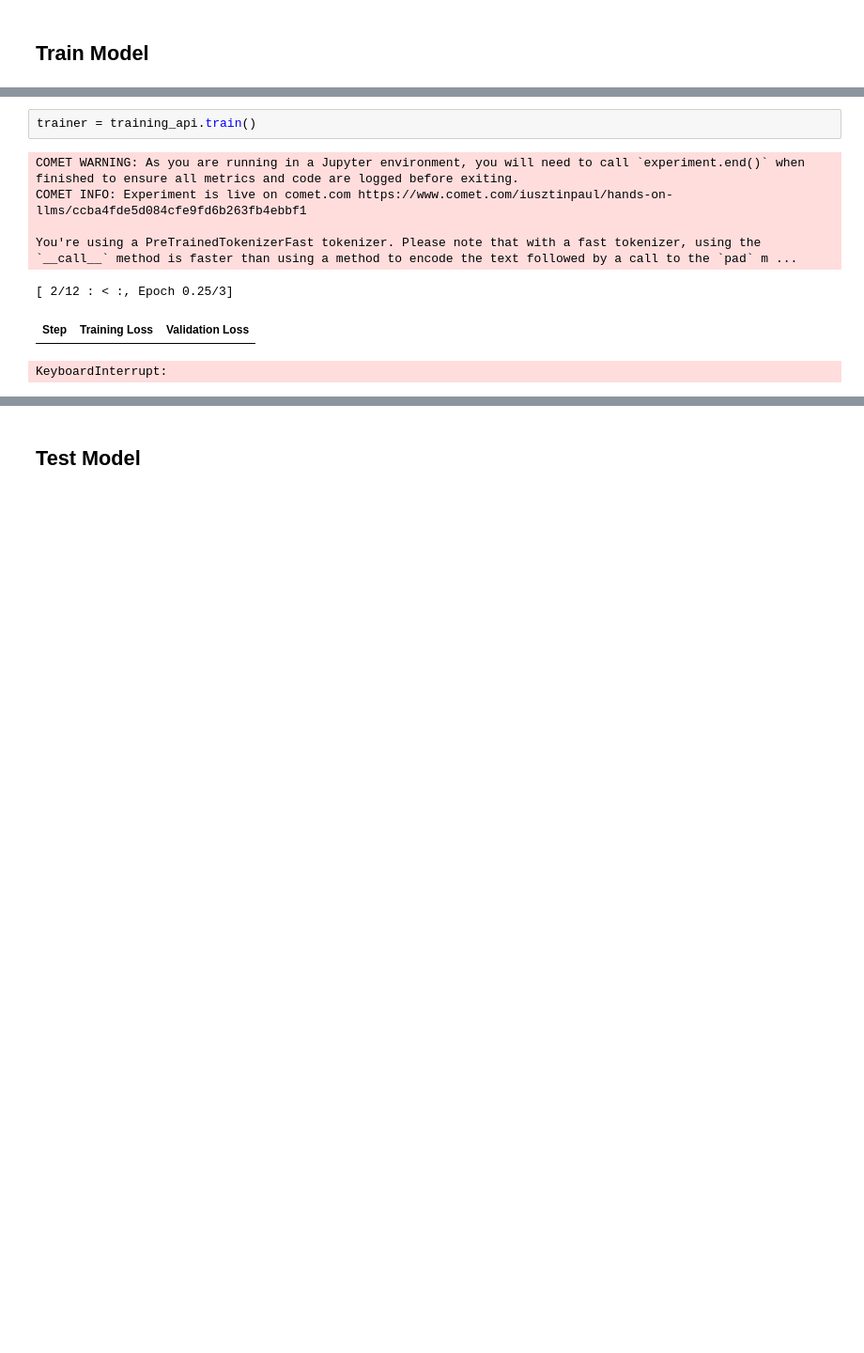
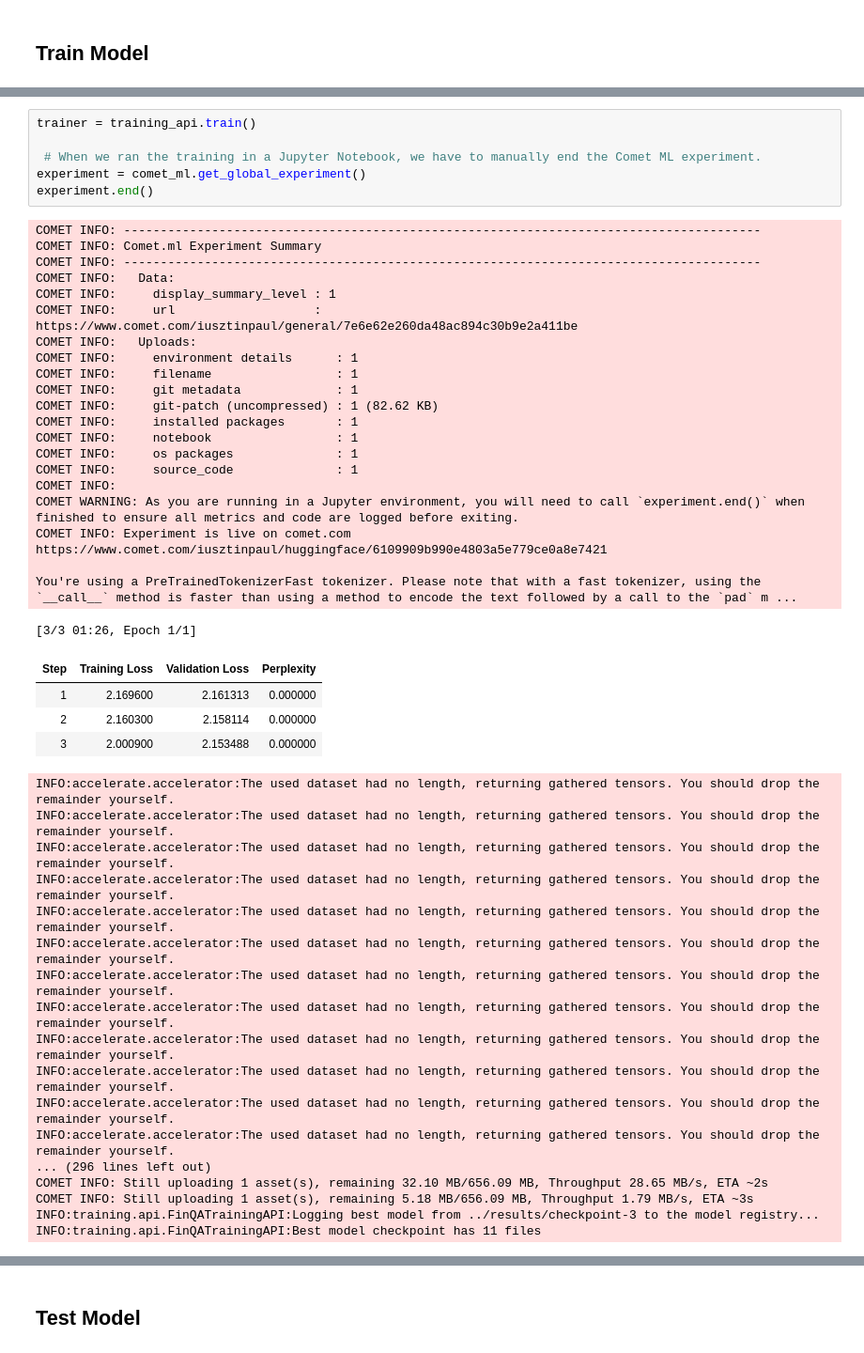
Before and after one commit to iusztinpaul/hands-on-llms, a Jupyter notebook: notebooks/train_on_finqa.ipynb, the cells around one changed output, grey strips where cells are left out. Shown: that part at 94% size. Cells and saved outputs as stored; diff of their text form; blank space fills up the shorter version.

```diff
--- a/notebooks/train_on_finqa.ipynb
+++ b/notebooks/train_on_finqa.ipynb
@@ -25,13 +32,52 @@ INFO:training.api.FinQATrainingAPI:Loading model using self._model_id='tiiuae/fa
-# %%
-trainer = training_api.train()
-# %% [output]
-COMET WARNING: As you are running in a Jupyter environment, you will need to call `experiment.end()` when finished to ensure all metrics and code are logged before exiting.
-COMET INFO: Experiment is live on comet.com https://www.comet.com/iusztinpaul/hands-on-llms/ccba4fde5d084cfe9fd6b263fb4ebbf1
-
-You're using a PreTrainedTokenizerFast tokenizer. Please note that with a fast tokenizer, using the `__call__` method is faster than using a method to encode the text followed by a call to the `pad` m ...
-[ 2/12 : < :, Epoch 0.25/3]
-| Step | Training Loss | Validation Loss |
-KeyboardInterrupt:
+# %%
+trainer = training_api.train()
+
+ # When we ran the training in a Jupyter Notebook, we have to manually end the Comet ML experiment.
+experiment = comet_ml.get_global_experiment()
+experiment.end()
+# %% [output]
+COMET INFO: ---------------------------------------------------------------------------------------
+COMET INFO: Comet.ml Experiment Summary
+COMET INFO: ---------------------------------------------------------------------------------------
+COMET INFO:   Data:
+COMET INFO:     display_summary_level : 1
+COMET INFO:     url                   : https://www.comet.com/iusztinpaul/general/7e6e62e260da48ac894c30b9e2a411be
+COMET INFO:   Uploads:
+COMET INFO:     environment details      : 1
+COMET INFO:     filename                 : 1
+COMET INFO:     git metadata             : 1
+COMET INFO:     git-patch (uncompressed) : 1 (82.62 KB)
+COMET INFO:     installed packages       : 1
+COMET INFO:     notebook                 : 1
+COMET INFO:     os packages              : 1
+COMET INFO:     source_code              : 1
+COMET INFO:
+COMET WARNING: As you are running in a Jupyter environment, you will need to call `experiment.end()` when finished to ensure all metrics and code are logged before exiting.
+COMET INFO: Experiment is live on comet.com https://www.comet.com/iusztinpaul/huggingface/6109909b990e4803a5e779ce0a8e7421
+
+You're using a PreTrainedTokenizerFast tokenizer. Please note that with a fast tokenizer, using the `__call__` method is faster than using a method to encode the text followed by a call to the `pad` m ...
+[3/3 01:26, Epoch 1/1]
+| Step | Training Loss | Validation Loss | Perplexity |
+| 1 | 2.169600 | 2.161313 | 0.000000 |
+| 2 | 2.160300 | 2.158114 | 0.000000 |
+| 3 | 2.000900 | 2.153488 | 0.000000 |
+INFO:accelerate.accelerator:The used dataset had no length, returning gathered tensors. You should drop the remainder yourself.
+INFO:accelerate.accelerator:The used dataset had no length, returning gathered tensors. You should drop the remainder yourself.
+INFO:accelerate.accelerator:The used dataset had no length, returning gathered tensors. You should drop the remainder yourself.
+INFO:accelerate.accelerator:The used dataset had no length, returning gathered tensors. You should drop the remainder yourself.
+INFO:accelerate.accelerator:The used dataset had no length, returning gathered tensors. You should drop the remainder yourself.
+INFO:accelerate.accelerator:The used dataset had no length, returning gathered tensors. You should drop the remainder yourself.
+INFO:accelerate.accelerator:The used dataset had no length, returning gathered tensors. You should drop the remainder yourself.
+INFO:accelerate.accelerator:The used dataset had no length, returning gathered tensors. You should drop the remainder yourself.
+INFO:accelerate.accelerator:The used dataset had no length, returning gathered tensors. You should drop the remainder yourself.
+INFO:accelerate.accelerator:The used dataset had no length, returning gathered tensors. You should drop the remainder yourself.
+INFO:accelerate.accelerator:The used dataset had no length, returning gathered tensors. You should drop the remainder yourself.
+INFO:accelerate.accelerator:The used dataset had no length, returning gathered tensors. You should drop the remainder yourself.
+... (296 lines left out)
+COMET INFO: Still uploading 1 asset(s), remaining 32.10 MB/656.09 MB, Throughput 28.65 MB/s, ETA ~2s
+COMET INFO: Still uploading 1 asset(s), remaining 5.18 MB/656.09 MB, Throughput 1.79 MB/s, ETA ~3s
+INFO:training.api.FinQATrainingAPI:Logging best model from ../results/checkpoint-3 to the model registry...
+INFO:training.api.FinQATrainingAPI:Best model checkpoint has 11 files
 # %%
 trainer.state.log_history
 # %% [output]
```
Also changed, not shown: parts of 2 cells of this notebook, 6 other files.
